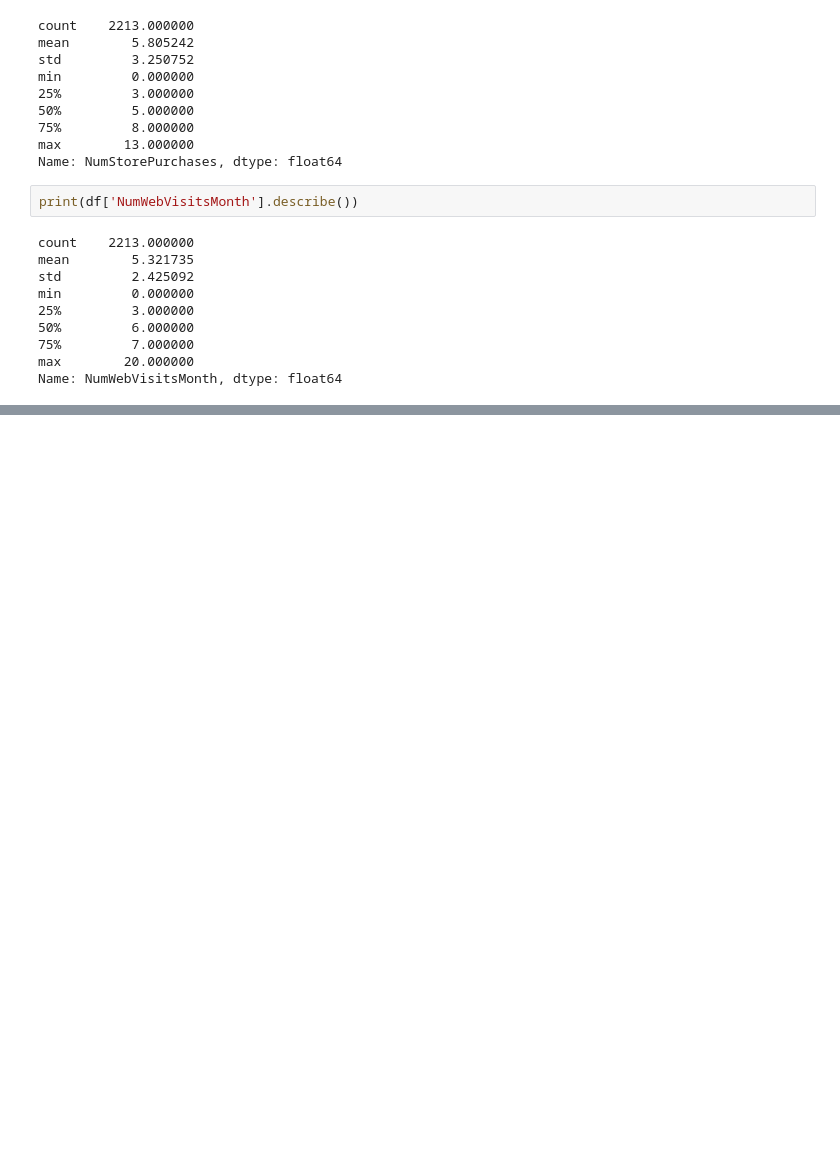
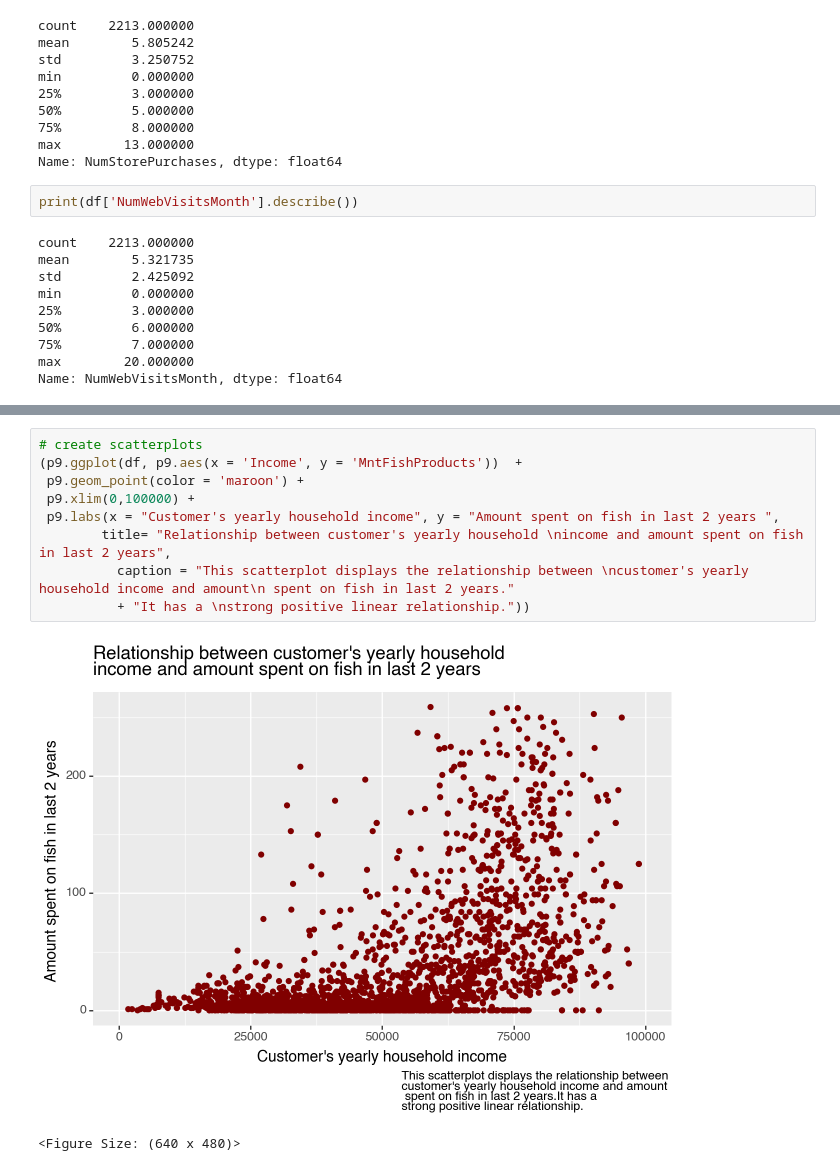
Before and after one commit to Kris-Peng/DATA119FINALProject, a Jupyter notebook: FinalProjectKrisSam.ipynb, the cells around one changed output, grey strips where cells are left out. Saved outputs shown, nothing was run; the diff lists cells and outputs as text; blank space fills up the shorter version.

```diff
--- a/FinalProjectKrisSam.ipynb
+++ b/FinalProjectKrisSam.ipynb
@@ -327,0 +363,12 @@ Name: NumWebVisitsMonth, dtype: float64
+# %%
+# create scatterplots
+(p9.ggplot(df, p9.aes(x = 'Income', y = 'MntFishProducts'))  +
+ p9.geom_point(color = 'maroon') +
+ p9.xlim(0,100000) +
+ p9.labs(x = "Customer's yearly household income", y = "Amount spent on fish in last 2 years ",
+        title= "Relationship between customer's yearly household \nincome and amount spent on fish in last 2 years",
+          caption = "This scatterplot displays the relationship between \ncustomer's yearly household income and amount\n spent on fish in last 2 years."
+          + "It has a \nstrong positive linear relationship."))
+# %% [output]
+[figure, added]
+<Figure Size: (640 x 480)>
```
Also changed, not shown: parts of 8 cells of this notebook.
